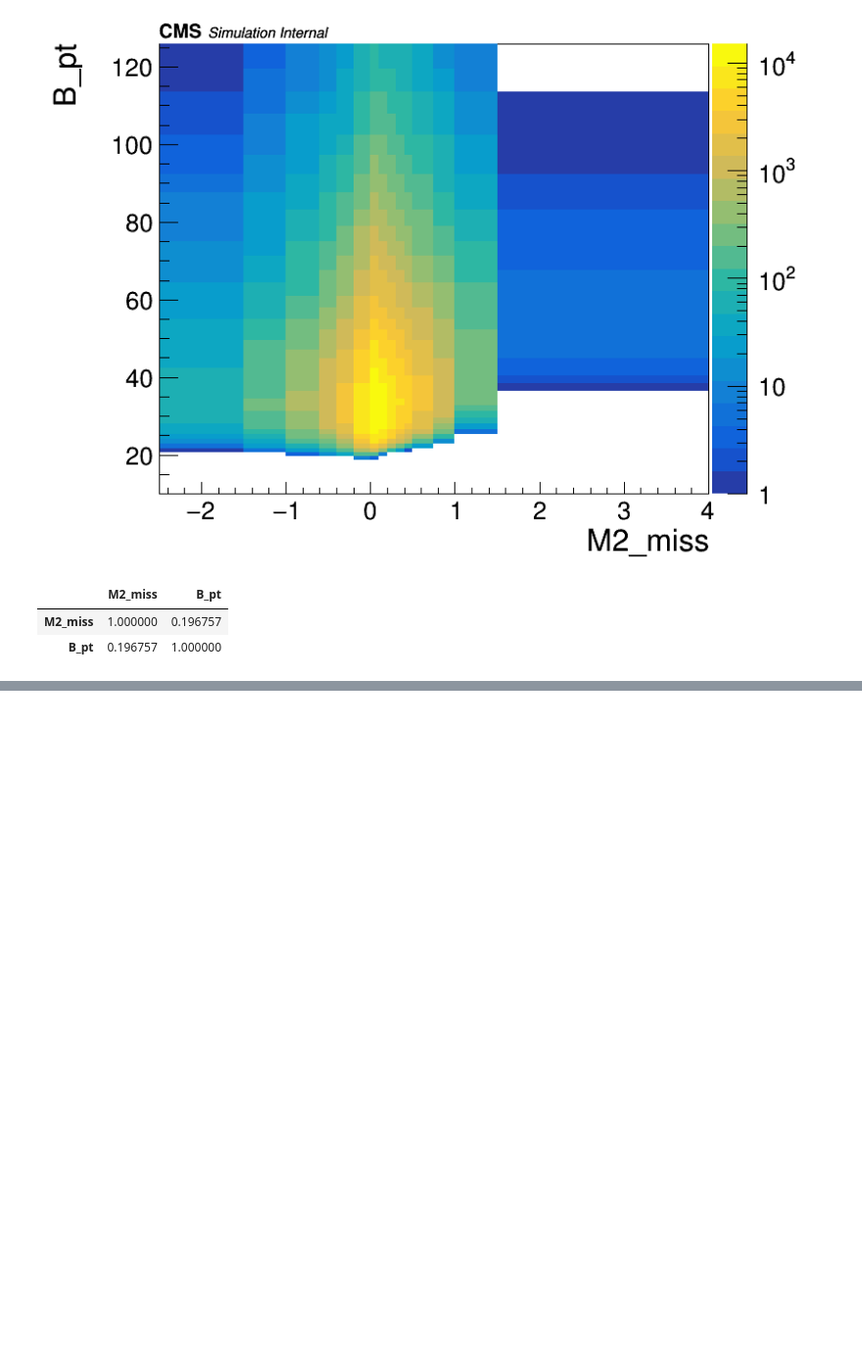
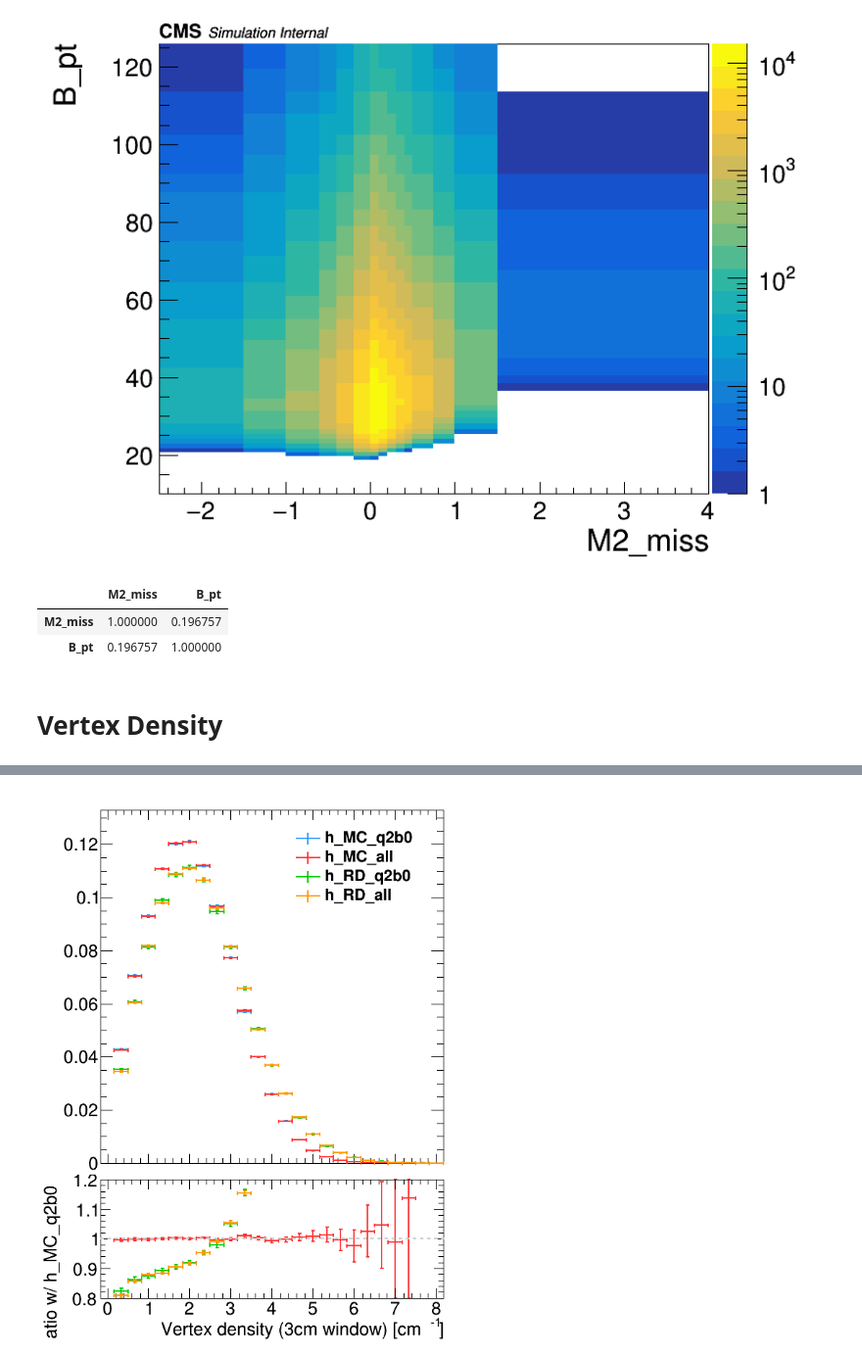
Before and after one commit to ocerri/BPH_RD_Analysis, a Jupyter notebook: plot_scripts/plotsWithWeights_v0.ipynb, the cells around one changed output, grey strips where cells are left out. Shown at 98% size. Saved outputs shown, nothing was run; the diff lists cells and outputs as text; code cells hidden in the pictures; blank space fills up the shorter version.

```diff
--- a/plot_scripts/plotsWithWeights_v0.ipynb
+++ b/plot_scripts/plotsWithWeights_v0.ipynb
@@ -12,3 +12,5 @@ from prettytable import PrettyTable
 import matplotlib.pyplot as plt
 from scipy.stats import chi2 as scipy_chi2
 from histo_utilities import create_TH1D, make_ratio_plot, create_TH2D, std_color_list
+
+donotdelete = []
@@ -102,5 +106,6 @@ h_base.SetXTitle('M^{2}_{miss} [GeV]')
 c = make_ratio_plot([h_base, h_eig2Up, h_noLostHits, h_noLostHits_rescaled], ratio_bounds=[0.9, 1.05],
                     leg_pos=[0.6, 0.7, 0.92, 0.9])
 c.Draw()
+donotdelete.append(c)
 # %% [output]
 Innner lost reduction: 85.8%
@@ -143,6 +144,7 @@ h_base.SetXTitle('M^{2}_{miss} [GeV]')
 c = make_ratio_plot([h_base, h_noLostHits, h_noLostHits_rescaled], ratio_bounds=[0.9, 1.05],
                     leg_pos=[0.6, 0.7, 0.92, 0.9])
 c.Draw()
+donotdelete.append(c)
 # %% [output]
 Innner lost reduction: 81.8%
 Warning in <TROOT::Append>: Replacing existing TH1: h_base (Potential memory leak).
@@ -151,11 +153,12 @@ Warning in <TCanvas::Constructor>: Deleting canvas with same name: c_out_ratio
 [figure]
 # %%
 sel = df['mu']['q2'] < 3.5
-h_base = create_TH2D(np.array(df['mu'][sel][['M2_miss', 'B_pt']]), 'h_base',
+h_base = create_TH2D(np.array(df['mu'][sel][['M2_miss', 'B_pt']]), 'h2D_base',
                      weights=df['mu']['w'][sel], axis_title=['M2_miss', 'B_pt', ''],
                      binning=[np.array(binning['M2_miss'][0]),  np.logspace(1, 2.1, 50)])
 h_base.Scale(1., 'width')
 
 c = drawOnCMSCanvas(CMS_lumi, [h_base], ['colz'], mR=0.12)
 c.SetLogz()
+donotdelete.append(c)
 # %% [output]
@@ -169,3 +170,26 @@ df['mu'][sel][['M2_miss', 'B_pt']].corr()
 |  | M2_miss | B_pt |
 | M2_miss | 1.000000 | 0.196757 |
 | B_pt | 0.196757 | 1.000000 |
+# %% [markdown]
+# Vertex Density
+# %%
+sel = df['mu']['q2'] < 3.5
+h_MC_q2b0 = create_TH1D(df['mu']['localVertexDensity'][sel], 'h_MC_q2b0', weights=df['mu']['w'][sel], color=0,
+                        binning=np.arange(-0.5, 25.5)/3., scale_histo='norm')
+
+h_MC_all = create_TH1D(df['mu']['localVertexDensity'], 'h_MC_all', weights=df['mu']['w'], color=1,
+                       binning=h_MC_q2b0.binning, scale_histo='norm')
+
+sel = df['data']['q2'] < 3.5
+h_RD_q2b0 = create_TH1D(df['data']['localVertexDensity'][sel], 'h_RD_q2b0', color=2,
+                        binning=h_MC_q2b0.binning, scale_histo='norm')
+
+h_RD_all = create_TH1D(df['data']['localVertexDensity'], 'h_RD_all', color=3,
+                       binning=h_MC_q2b0.binning, scale_histo='norm')
+
+h_MC_q2b0.SetXTitle('Vertex density (3cm window) [cm^{-1}]')
+c = make_ratio_plot([h_MC_q2b0, h_MC_all, h_RD_q2b0, h_RD_all], ratio_bounds=[0.8, 1.2],
+                    leg_pos=[0.6, 0.7, 0.92, 0.9])
+c.Draw()
+donotdelete.append(c)
+# %% [output]
@@ -171,0 +201 @@ df['mu'][sel][['M2_miss', 'B_pt']].corr()
+[figure, added]
```
Also changed, not shown: parts of 7 cells of this notebook, 1 other file.
